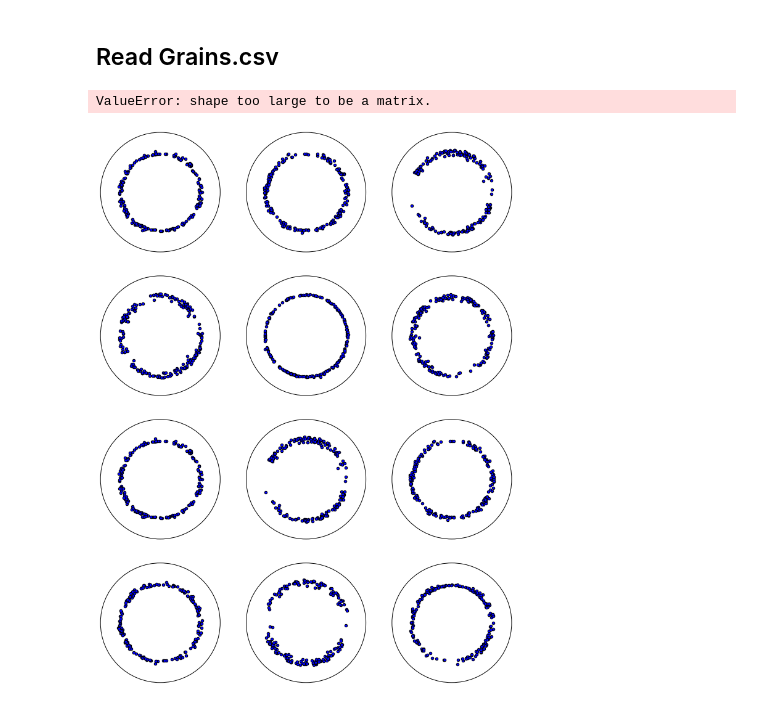
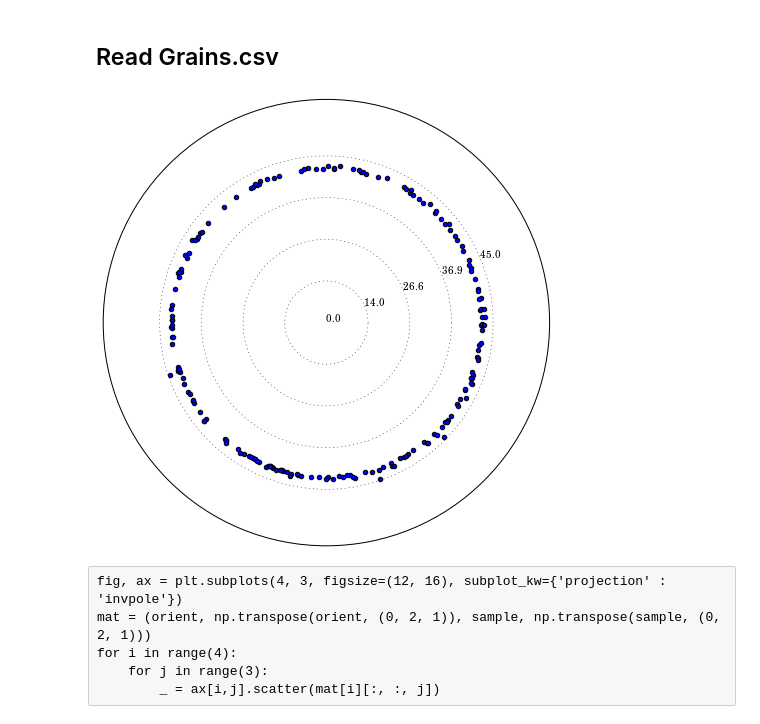
Before and after one commit to beamteamco/hedm-tools, a Jupyter notebook: hedm/scratch/pole-figure.ipynb, the cells around one changed output. Drawn from its saved outputs; the diff is of its cells as text; code cells hidden in the pictures.

```diff
--- a/hedm/scratch/pole-figure.ipynb
+++ b/hedm/scratch/pole-figure.ipynb
@@ -89,18 +89,28 @@ Sl = np.matrix([
         [0, 1,  0]])
 # The final transformation from crystal to sample coordinates is Sc = Sl*Lm*Mc, such that
 # Sc*c = s
-Sc = Sl*Lm*Mc
-# For an inverse pole figure, want to know along with sample direction each crystallographic
+Sc = [Sl*Lm*m for m in Mc]
+# For an inverse pole figure, want to know along which sample direction each crystallographic
 # direction lies, e.g. an ND pole figure:
 #   c = Cs*[0, 0, 1]^T = Sc^(-1)*[0, 0, 1]^T = Sc^T*[0, 0, 1]^T
-Cs = Sc.T
+Cs = np.transpose(Sc, (0, 2, 1))
-# %% [output]
-ValueError: shape too large to be a matrix.
-# %%
-fig, ax = plt.subplots(4, 3, figsize=(12, 16), subplot_kw={'projection' : 'invpole'})
-mat = (orient, np.transpose(orient, (0, 2, 1)), sample, np.transpose(sample, (0, 2, 1)))
-for i in range(4):
-    for j in range(3):
-        _ = ax[i,j].scatter(mat[i][:, :, j])
-# %% [output]
-[figure, removed]
+# %%
+plt.ion()
+plt.rc('text', usetex=True)
+plt.rc('font', family='serif')
+
+fig = plt.figure(figsize=(8,8))
+ax = fig.add_subplot(111, projection='invpole')
+pc = ax.scatter(Cs[:, :, 2])
+_ = ax.set_rticks(np.linspace(0, 1, num=5))
+_ = ax.set_yticklabels(map(lambda s: '{:.1f}'.format(s),
+                           [np.degrees(np.arctan(x)) for x in np.linspace(0, 1, num=5)]))
+plt.show()
+# %% [output]
+[figure, added]
+# %% [raw]
+fig, ax = plt.subplots(4, 3, figsize=(12, 16), subplot_kw={'projection' : 'invpole'})
+mat = (orient, np.transpose(orient, (0, 2, 1)), sample, np.transpose(sample, (0, 2, 1)))
+for i in range(4):
+    for j in range(3):
+        _ = ax[i,j].scatter(mat[i][:, :, j])
```
Also changed, not shown: 1 other file.
